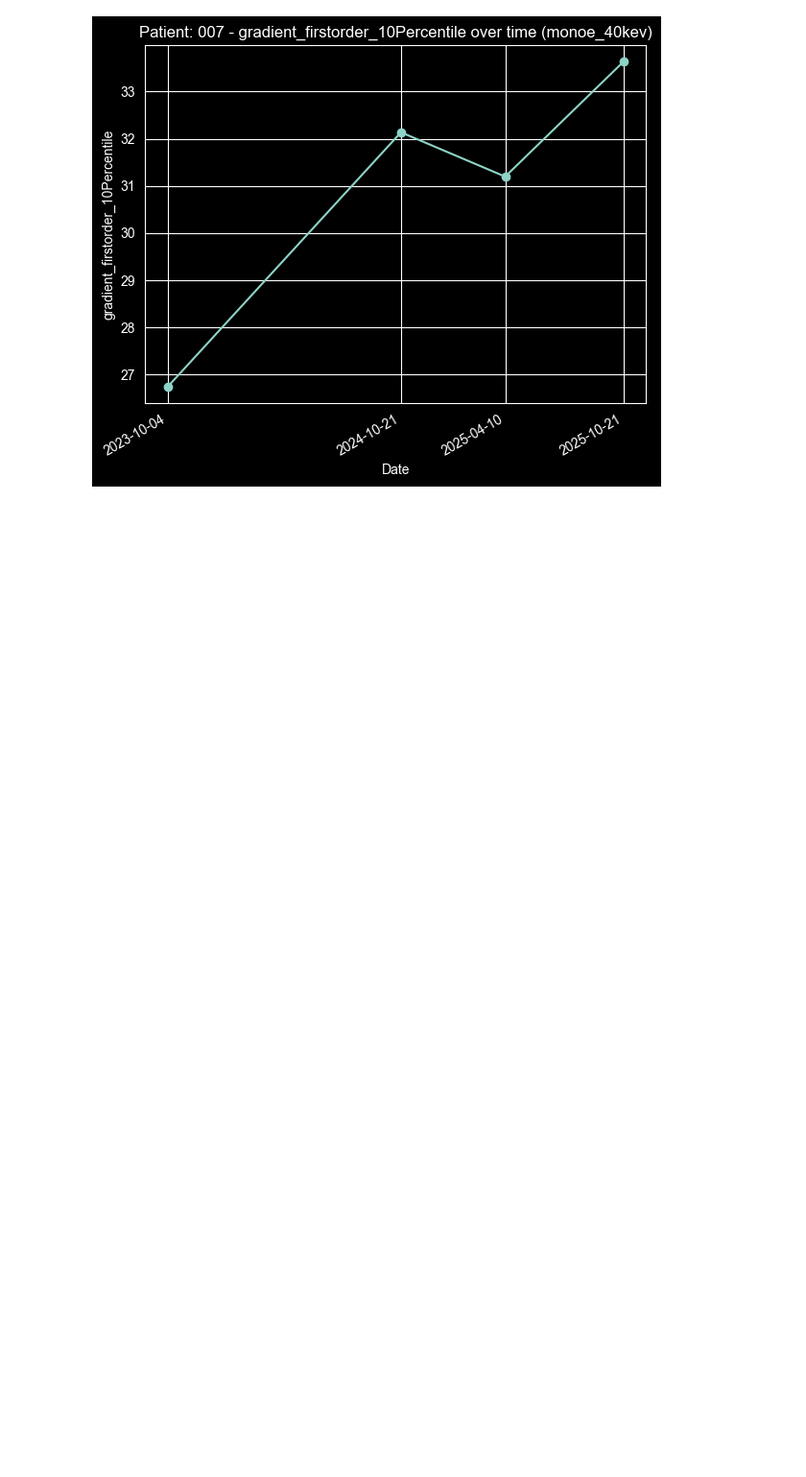
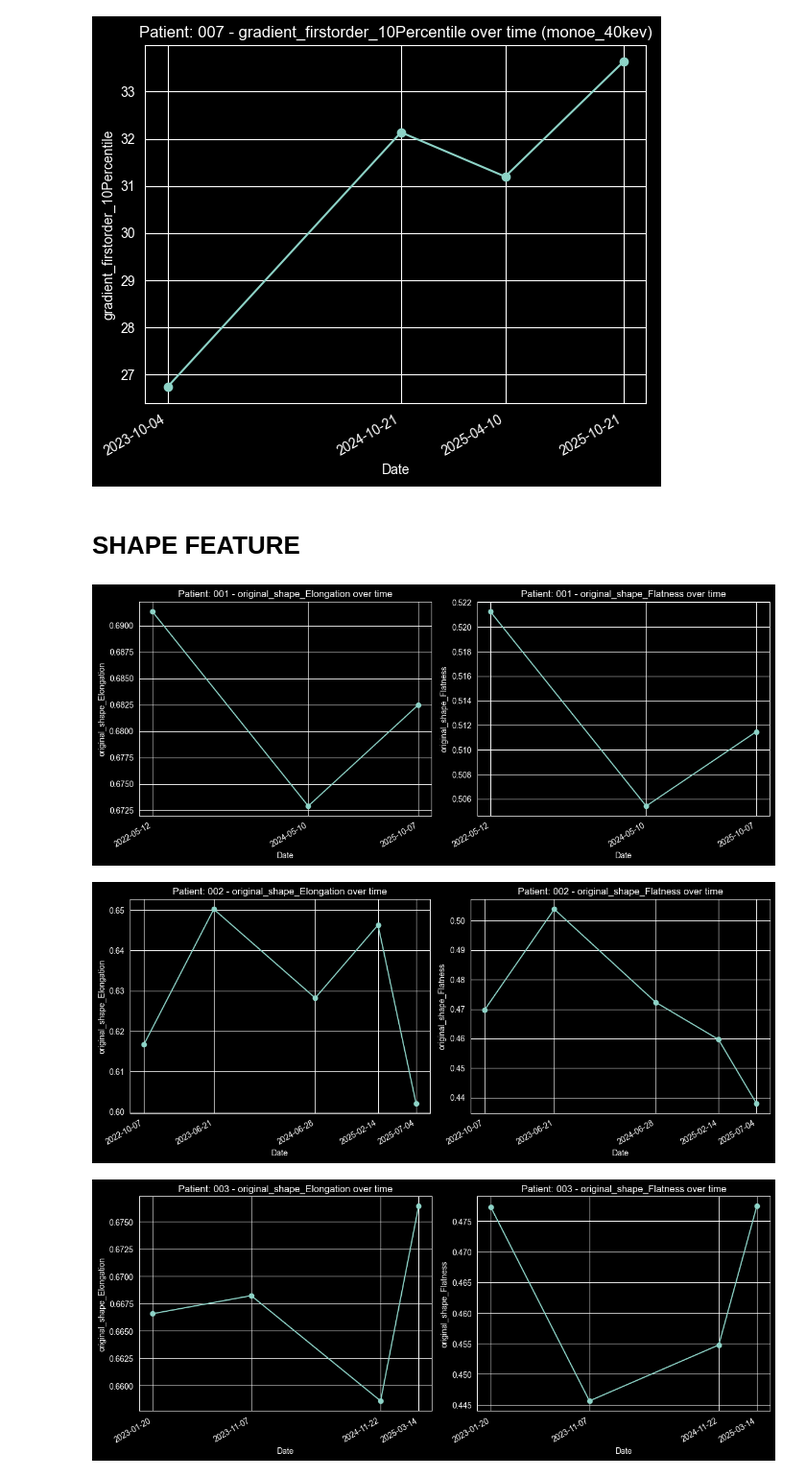
Before and after one commit to lukas1110/Analysis-of-multiple-myelomas-from-dual-CT, a Jupyter notebook: data_analysis/follow_up.ipynb, the cells around one changed output. Shown at 96% size. Drawn from its saved outputs; the diff is of its cells as text; code cells hidden in the pictures; blank space fills up the shorter version.

Commit message:
FollowUp shape features.

```diff
--- a/data_analysis/follow_up.ipynb
+++ b/data_analysis/follow_up.ipynb
@@ -379,3 +334,5 @@ for patient, df in patient_follow_up_dfs[image_type].items():
 [figure]
 [figure]
 [figure]
+# %% [markdown]
+# SHAPE FEATURE
@@ -381,0 +390,37 @@ for patient, df in patient_follow_up_dfs[image_type].items():
+# %%
+import matplotlib.pyplot as plt
+import pandas as pd
+
+feature1 = "original_shape_Elongation"
+feature2 = "original_shape_Flatness"
+
+for patient, df in patient_follow_up_dfs.items():
+
+    df = df.copy()
+    df["Date"] = pd.to_datetime(df["Date"], dayfirst=True)
+    df = df.sort_values("Date")
+
+    plt.figure(figsize=(12,5))
+
+    plt.subplot(121)
+    plt.plot(df["Date"], df[feature1], marker="o")
+    plt.xlabel("Date")
+    plt.ylabel(feature1)
+    plt.title(f"Patient: {patient} - {feature1} over time")
+    plt.xticks(df["Date"], df["Date"].dt.strftime("%Y-%m-%d"))
+
+    plt.subplot(122)
+    plt.plot(df["Date"], df[feature2], marker="o")
+    plt.xlabel("Date")
+    plt.ylabel(feature2)
+    plt.title(f"Patient: {patient} - {feature2} over time")
+    plt.xticks(df["Date"], df["Date"].dt.strftime("%Y-%m-%d"))
+
+    plt.grid(True)
+    plt.gcf().autofmt_xdate()
+    plt.tight_layout()
+    plt.show()
+# %% [output]
+[figure, added]
+[figure, added]
+[figure, added]
```
Also changed, not shown: parts of 6 cells of this notebook.
